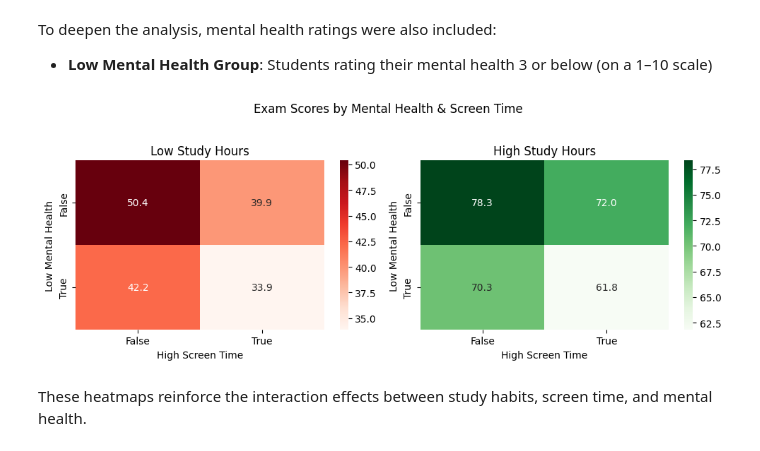
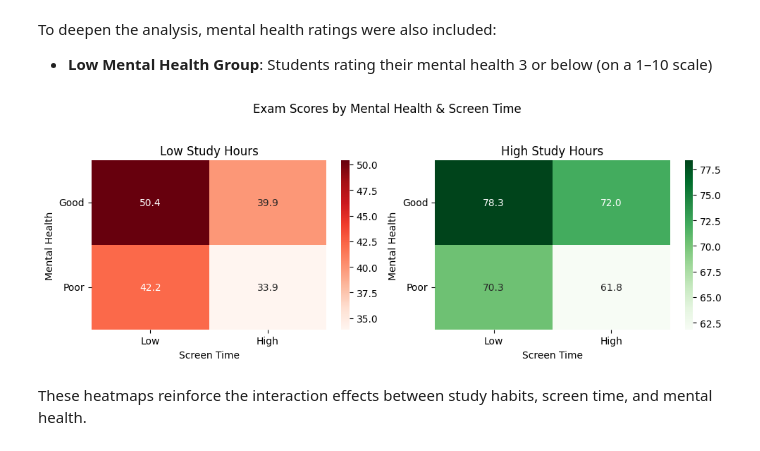
Before and after one commit to martyna-haliniak/visualisations_in_python, a Jupyter notebook: visualisations_task.ipynb, the cells around one changed output. Drawn from its saved outputs; the diff is of its cells as text; code cells hidden in the pictures.

```diff
--- a/visualisations_task.ipynb
+++ b/visualisations_task.ipynb
@@ -414,31 +414,36 @@ To deepen the analysis, mental health ratings were also included:
 # %%
 # Create low mental health group
 df['low_mental_health'] = df['mental_health_rating'] <= 3
 
 # Group by all three factors
 summary = df.groupby(['low_study', 'high_screen', 'low_mental_health'])['exam_score'].mean().reset_index()
 
 # Pivot tables for heatmaps
 pivot_low_study = summary[summary['low_study']].pivot(index='low_mental_health', columns='high_screen', values='exam_score')
 pivot_high_study = summary[~summary['low_study']].pivot(index='low_mental_health', columns='high_screen', values='exam_score')
 
 # Visualise
 fig, axes = plt.subplots(1, 2, figsize=(10,4))
+
 sns.heatmap(pivot_low_study, annot=True, fmt=".1f", cmap='Reds', ax=axes[0])
 axes[0].set_title('Low Study Hours')
-axes[0].set_ylabel('Low Mental Health')
-axes[0].set_xlabel('High Screen Time')
+axes[0].set_xlabel('Screen Time')
+axes[0].set_ylabel('Mental Health')
+axes[0].set_xticklabels(['Low', 'High'], rotation=0)  # Screen Time low/high
+axes[0].set_yticklabels(['Good', 'Poor'], rotation=0)  # Mental Health good/poor
 
 sns.heatmap(pivot_high_study, annot=True, fmt=".1f", cmap='Greens', ax=axes[1])
 axes[1].set_title('High Study Hours')
-axes[1].set_ylabel('Low Mental Health')
-axes[1].set_xlabel('High Screen Time')
+axes[1].set_xlabel('Screen Time')
+axes[1].set_ylabel('Mental Health')
+axes[1].set_xticklabels(['Low', 'High'], rotation=0)
+axes[1].set_yticklabels(['Good', 'Poor'], rotation=0)
 
 plt.suptitle('Exam Scores by Mental Health & Screen Time')
 plt.tight_layout(rect=[0, 0.03, 1, 0.95])
 plt.show()
 # %% [output]
-[figure, old version]
+[figure, new version]
 # %% [markdown]
 These heatmaps reinforce the interaction effects between study habits, screen time, and mental health.
 # %% [markdown]
```
Also changed, not shown: parts of 2 cells of this notebook.
